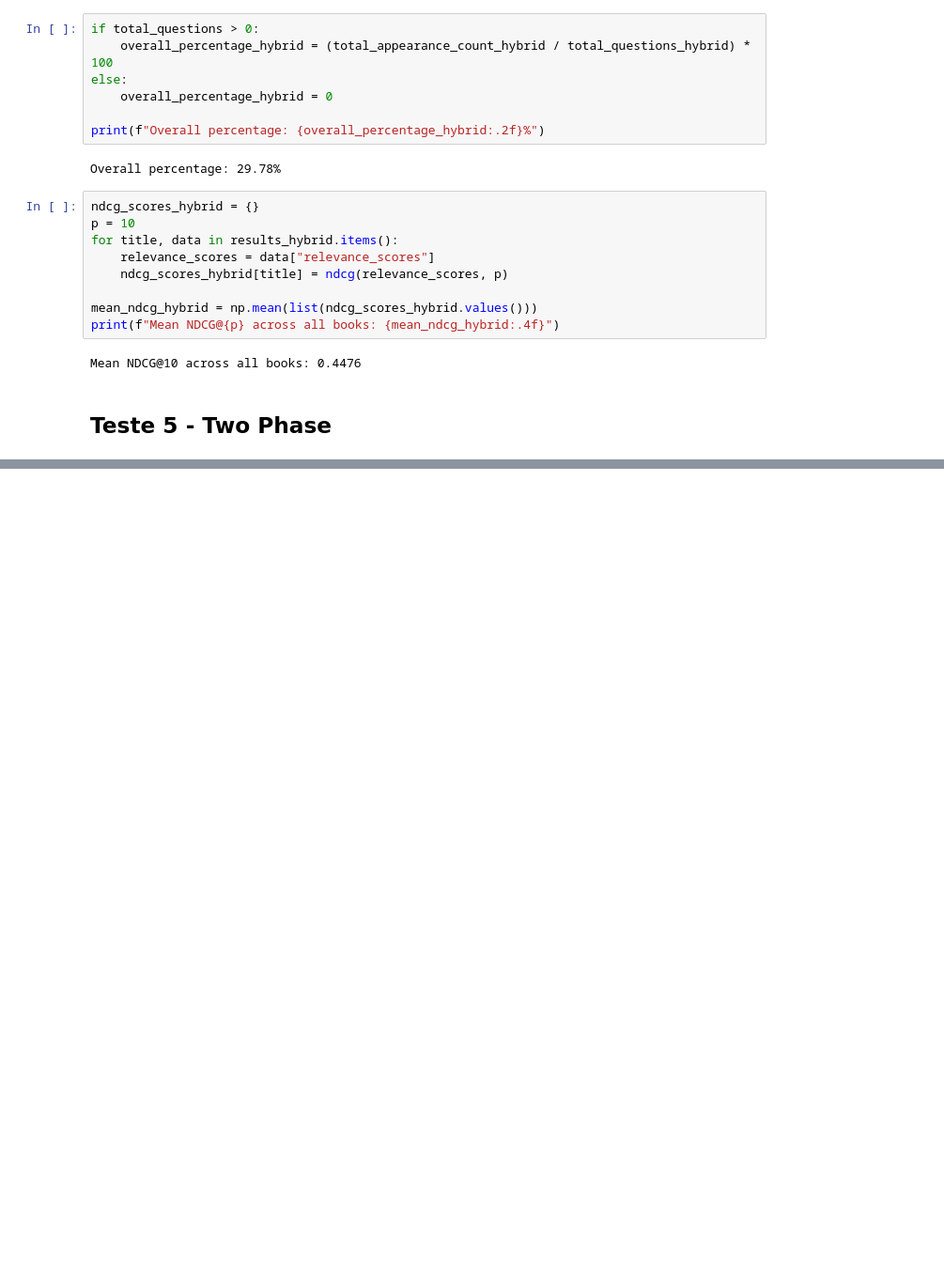
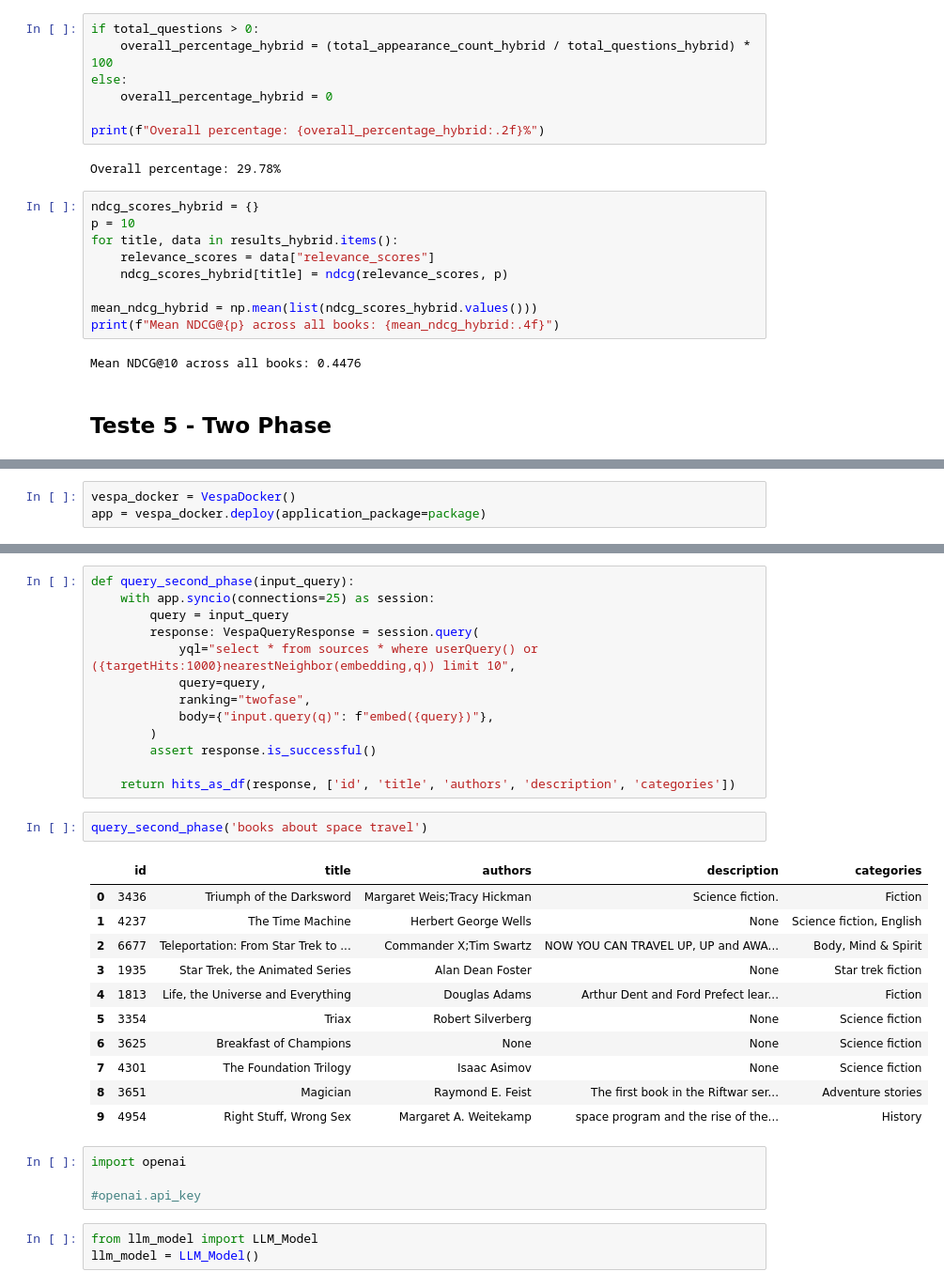
Before and after one commit to DomiAzevedo/Projetos-CD, a Jupyter notebook: testes_modelos/testes.ipynb, the cells around one changed output, grey strips where cells are left out. Shown: that part at 94% size. Saved outputs shown, nothing was run; the diff lists cells and outputs as text; blank space fills up the shorter version.

Commit message:
testes já completos usando second_phase ranking, obtendo resultado melhor do que qualquer outro rankeamento anterior

```diff
--- a/testes_modelos/testes.ipynb
+++ b/testes_modelos/testes.ipynb
@@ -1767,0 +1898,3 @@ Mean NDCG@10 across all books: 0.4476
+# %%
+vespa_docker = VespaDocker()
+app = vespa_docker.deploy(application_package=package)
@@ -1767,0 +1927,34 @@ Mean NDCG@10 across all books: 0.4476
+# %%
+def query_second_phase(input_query):
+    with app.syncio(connections=25) as session:
+        query = input_query
+        response: VespaQueryResponse = session.query(
+            yql="select * from sources * where userQuery() or ({targetHits:1000}nearestNeighbor(embedding,q)) limit 10",
+            query=query,
+            ranking="twofase",
+            body={"input.query(q)": f"embed({query})"},
+        )
+        assert response.is_successful()
+
+    return hits_as_df(response, ['id', 'title', 'authors', 'description', 'categories'])
+# %%
+query_second_phase('books about space travel')
+# %% [output]
+|  | id | title | authors | description | categories |
+| 0 | 3436 | Triumph of the Darksword | Margaret Weis;Tracy Hickman | Science fiction. | Fiction |
+| 1 | 4237 | The Time Machine | Herbert George Wells | None | Science fiction, English |
+| 2 | 6677 | Teleportation: From Star Trek to ... | Commander X;Tim Swartz | NOW YOU CAN TRAVEL UP, UP and AWA... | Body, Mind & Spirit |
+| 3 | 1935 | Star Trek, the Animated Series | Alan Dean Foster | None | Star trek fiction |
+| 4 | 1813 | Life, the Universe and Everything | Douglas Adams | Arthur Dent and Ford Prefect lear... | Fiction |
+| 5 | 3354 | Triax | Robert Silverberg | None | Science fiction |
+| 6 | 3625 | Breakfast of Champions | None | None | Science fiction |
+| 7 | 4301 | The Foundation Trilogy | Isaac Asimov | None | Science fiction |
+| 8 | 3651 | Magician | Raymond E. Feist | The first book in the Riftwar ser... | Adventure stories |
+| 9 | 4954 | Right Stuff, Wrong Sex | Margaret A. Weitekamp | space program and the rise of the... | History |
+# %%
+import openai
+
+#openai.api_key
+# %%
+from llm_model import LLM_Model
+llm_model = LLM_Model()
```
Also changed, not shown: parts of 10 cells of this notebook.
